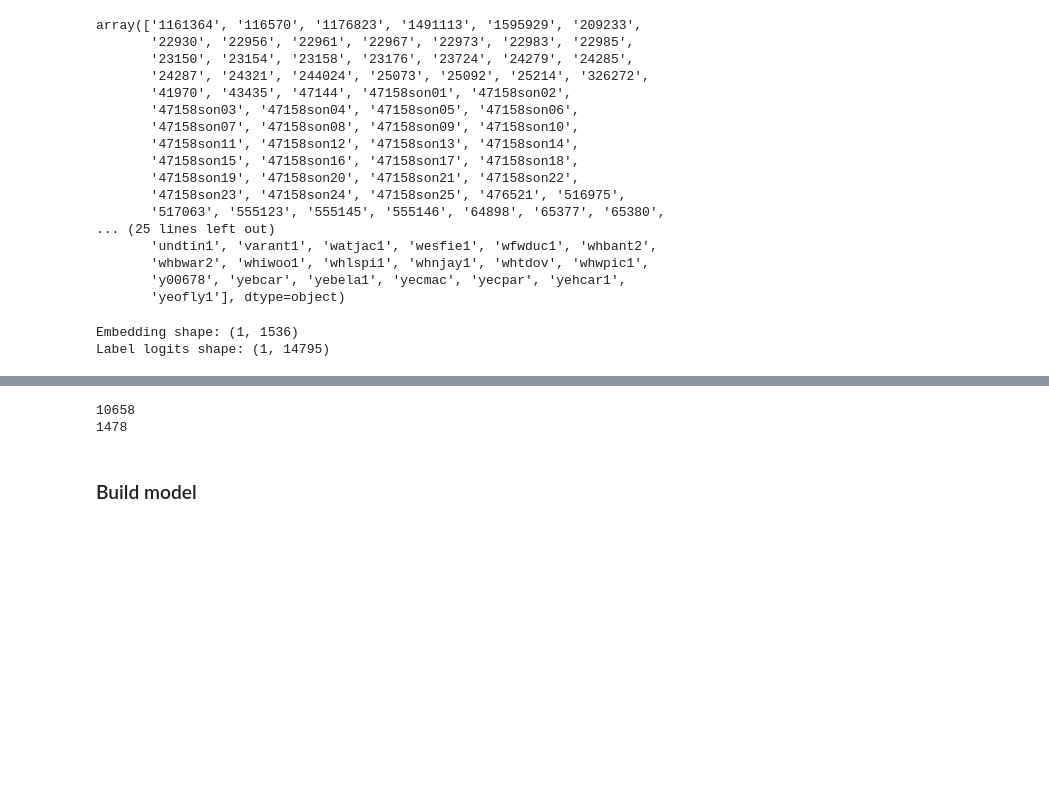
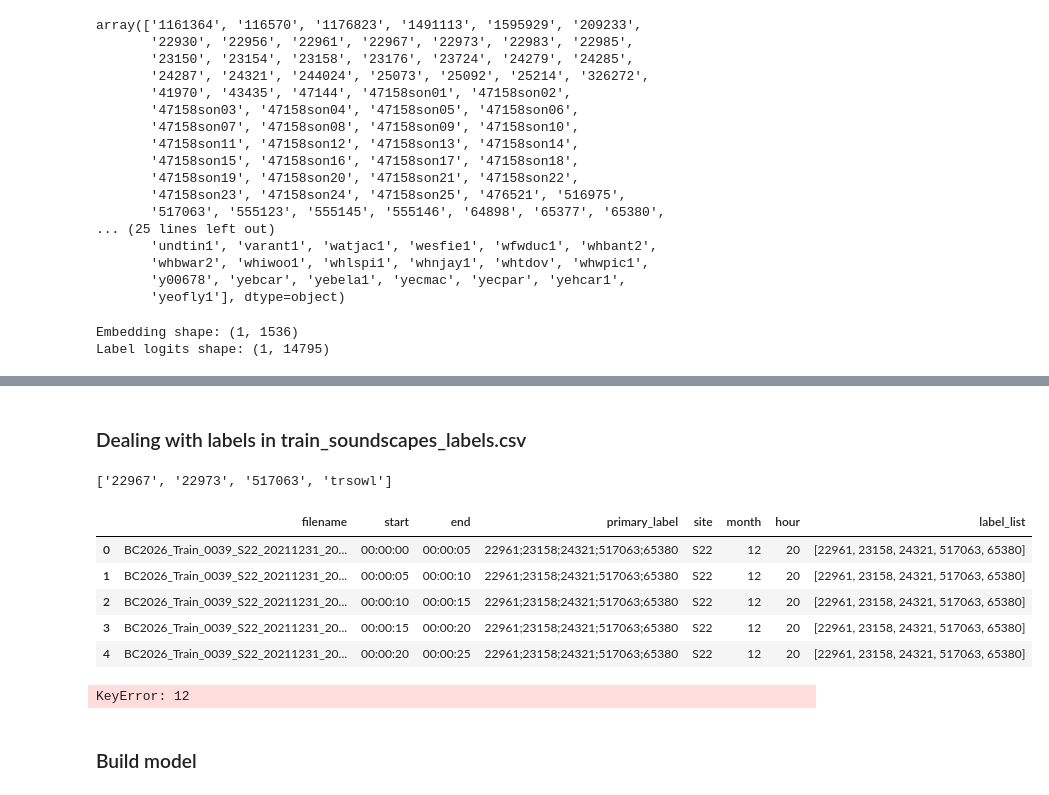
Before and after one commit to GitTurtleDone/BirdCLEF2026, a Jupyter notebook: src/perch_v2_combined_cnn_ssm_transformer.ipynb, the cells around one changed output, grey strips where cells are left out. Saved outputs shown, nothing was run; the diff lists cells and outputs as text; code cells hidden in the pictures; blank space fills up the shorter version.

Commit message:
Dealing with Y_scores

```diff
--- a/src/perch_v2_combined_cnn_ssm_transformer.ipynb
+++ b/src/perch_v2_combined_cnn_ssm_transformer.ipynb
@@ -97,14 +97,19 @@ get_site_month_hour('BC2026_Train_0001_S08_20250606_030007.ogg')
 ('S08', 6, 3)
 # %%
 
-train_sounscapes_label_df = pd.read_csv(base_path / 'train_soundscapes_labels.csv')
-train_sounscapes_label_df['site'], train_sounscapes_label_df['month'], train_sounscapes_label_df['hour'] = zip(*train_sounscapes_label_df['filename'].apply(get_site_month_hour))
+train_soundscapes_label_df = pd.read_csv(base_path / 'train_soundscapes_labels.csv')
+train_soundscapes_label_df['site'], train_soundscapes_label_df['month'], train_soundscapes_label_df['hour'] = zip(*train_soundscapes_label_df['filename'].apply(get_site_month_hour))
 
-sites = sorted(train_sounscapes_label_df['site'].unique())
-hours = sorted(train_sounscapes_label_df['hour'].unique())
-months = sorted(train_sounscapes_label_df['month'].unique())
+sites = sorted(train_soundscapes_label_df['site'].unique())
+hours = sorted(train_soundscapes_label_df['hour'].unique())
+months = sorted(train_soundscapes_label_df['month'].unique())
 print(f'sites: {sites} \n hours: {hours}\n months: {months}')
 # %% [output]
 sites: ['S03', 'S08', 'S09', 'S13', 'S15', 'S18', 'S19', 'S22', 'S23']
  hours: [np.int64(0), np.int64(1), np.int64(2), np.int64(3), np.int64(4), np.int64(6), np.int64(7), np.int64(18), np.int64(19), np.int64(20), np.int64(21), np.int64(22), np.int64(23)]
  months: [np.int64(1), np.int64(2), np.int64(4), np.int64(6), np.int64(8), np.int64(10), np.int64(11), np.int64(12)]
+# %%
+# apparently, each row in train_soundscapes_label_df is duplicated
+print(f'Length of train_soundscapes_label_df before deduplicate: {len(train_soundscapes_label_df)}')
+train_soundscapes_label_df = train_soundscapes_label_df.drop_duplicates()
+print(f'Length of train_soundscapes_label_df after deduplicate: {len(train_soundscapes_label_df)}')
@@ -440,9 +442,34 @@ KeyboardInterrupt:
-# %%
-filenames = (base_path / 'train_soundscapes').glob('*.ogg')
-print(len(list(filenames)))
-print(len(train_sounscapes_label_df))
-# %% [output]
-10658
-1478
+# %% [markdown]
+### Dealing with labels in train_soundscapes_labels.csv
+# %%
+def convert_labels_string_to_list(label_string):
+    label_list = label_string.split(';')
+    return label_list
+    # return [label.strip() for label in label_list]
+convert_labels_string_to_list('22967;22973;517063;trsowl')
+# %% [output]
+['22967', '22973', '517063', 'trsowl']
+# %%
+train_soundscapes_label_df['label_list'] = train_soundscapes_label_df['primary_label'].apply(convert_labels_string_to_list)
+train_soundscapes_label_df.head()
+# %% [output]
+|  | filename | start | end | primary_label | site | month | hour | label_list |
+| 0 | BC2026_Train_0039_S22_20211231_20... | 00:00:00 | 00:00:05 | 22961;23158;24321;517063;65380 | S22 | 12 | 20 | [22961, 23158, 24321, 517063, 65380] |
+| 1 | BC2026_Train_0039_S22_20211231_20... | 00:00:05 | 00:00:10 | 22961;23158;24321;517063;65380 | S22 | 12 | 20 | [22961, 23158, 24321, 517063, 65380] |
+| 2 | BC2026_Train_0039_S22_20211231_20... | 00:00:10 | 00:00:15 | 22961;23158;24321;517063;65380 | S22 | 12 | 20 | [22961, 23158, 24321, 517063, 65380] |
+| 3 | BC2026_Train_0039_S22_20211231_20... | 00:00:15 | 00:00:20 | 22961;23158;24321;517063;65380 | S22 | 12 | 20 | [22961, 23158, 24321, 517063, 65380] |
+| 4 | BC2026_Train_0039_S22_20211231_20... | 00:00:20 | 00:00:25 | 22961;23158;24321;517063;65380 | S22 | 12 | 20 | [22961, 23158, 24321, 517063, 65380] |
+# %%
+
+Y_scores = np.zeros((train_rows_number, N_CLASSES), dtype=np.uint8)
+PRIMARY_LABELS = taxonomy_df['primary_label'].values
+label_to_idx = {label: idx for idx, label in enumerate(PRIMARY_LABELS)}
+for i in range(train_rows_number):
+    labels = train_soundscapes_label_df['primary_label'][i].split(';')
+    label_idx_lst = [label_to_idx[label] for label in labels if label in label_to_idx]
+    for idx in label_idx_lst:
+        Y_scores[i, idx] = 1
+# %% [output]
+KeyError: 12
 # %% [markdown]
 ### Build model
```
Also changed, not shown: parts of 4 cells of this notebook.
